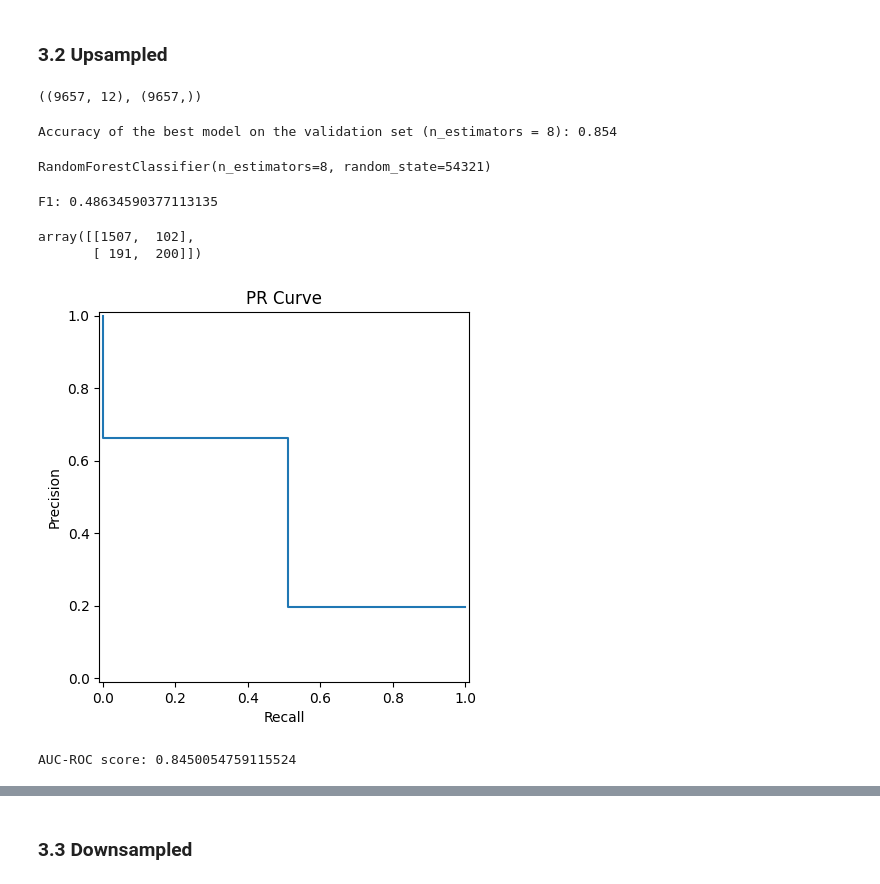
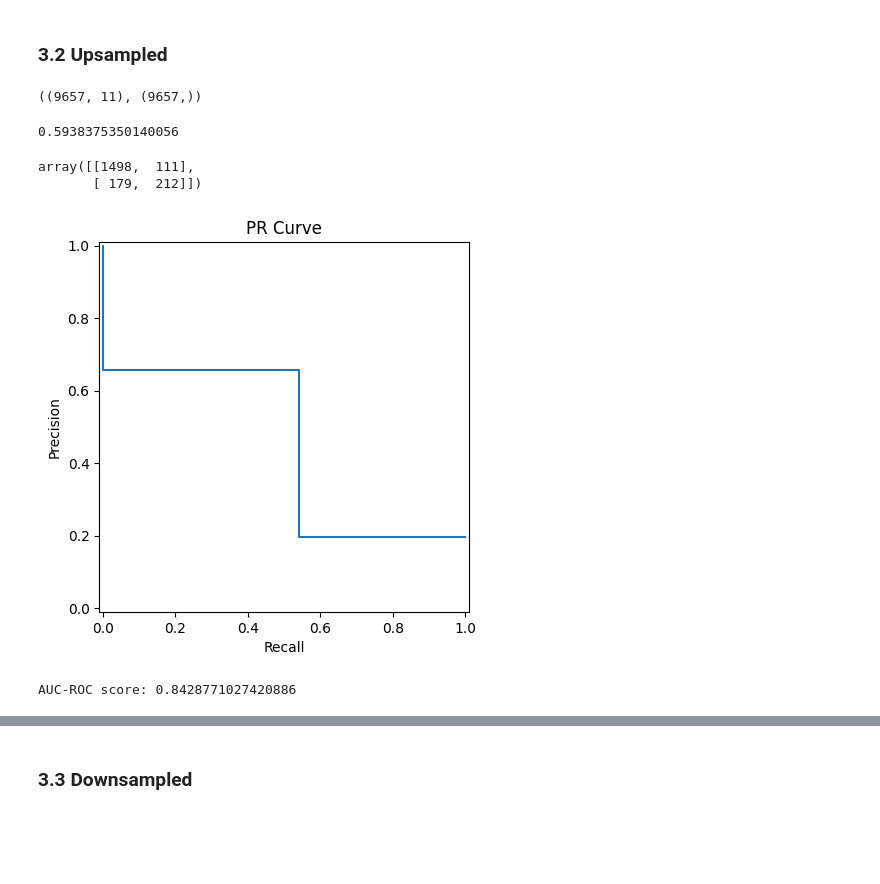
Before and after one commit to Vyncent-vdW/sprint_eight_supervised_learning, a Jupyter notebook: sprint_eight_supervised_learning_nb.ipynb, the cells around one changed output, grey strips where cells are left out. Cells and saved outputs as stored; diff of their text form; code cells hidden in the pictures; blank space fills up the shorter version.

```diff
--- a/sprint_eight_supervised_learning_nb.ipynb
+++ b/sprint_eight_supervised_learning_nb.ipynb
@@ -178,6 +176,6 @@ np.int64(0)
 df = pd.get_dummies(df, drop_first=True)
 df = df.rename(columns={'geography_Germany': 'germany',
                         'geography_Spain': 'spain',
-                        'gender_Male': 'male'})
+                        'gender_Male': 'sex'})
 df.head()
 # %% [output]
@@ -763,7 +889,7 @@ print(features_test.shape)
 # %%
-model = LogisticRegression(solver= 'liblinear', random_state= 12345)
-model.fit(features, target)
-predicted_valid = model.predict(features_valid)
+logreg_model = LogisticRegression(solver= 'liblinear', random_state= 12345)
+logreg_model.fit(features, target)
+predicted_valid = logreg_model.predict(features_valid)
 accuracy = accuracy_score(target_valid, predicted_valid)
 
 print(f'Accuracy: {accuracy}')
@@ -822,66 +948,46 @@ def upsample(features, target, repeat):
     features_upsampled = pd.concat([features_zeros] + [features_ones] * repeat)
     target_upsampled = pd.concat([target_zeros] + [target_ones] * repeat)
 
-    features_upsampled, target_upsampled = shuffle(
-        features_upsampled, target_upsampled, random_state=12345
-    )
+    features_upsampled, target_upsampled = shuffle(features_upsampled,
+                                                   target_upsampled,
+                                                   random_state=12345)
 
     return features_upsampled, target_upsampled
 
 
-features_upsampled, target_upsampled = upsample(
-    features_train, target_train, 4
-)
+features_upsampled, target_upsampled = upsample(features_train,
+                                                target_train,
+                                                4)
 
 features_upsampled.shape,target_upsampled.shape
 # %% [output]
-((9657, 12), (9657,))
+((9657, 11), (9657,))
-# %%
-model = RandomForestClassifier(n_estimators=180,
-                               random_state= 12345)
-best_score = 0
-best_est = 0
-for est in range(1, 10):
-    model = RandomForestClassifier(random_state=54321,
-                                   n_estimators=est)
-    model.fit(features_train,
-              target_train)
-    score = model.score(features_valid,
-                        target_valid)
-    if score > best_score:
-        best_score = score
-        best_est = est
-
-print("Accuracy of the best model on the validation set (n_estimators = {}): {}".format(best_est, best_score))
-
-final_model = RandomForestClassifier(random_state=54321,
-                                     n_estimators=best_est)
-final_model.fit(features_train,
-                target_train)
-# %% [output]
-Accuracy of the best model on the validation set (n_estimators = 8): 0.854
-RandomForestClassifier(n_estimators=8, random_state=54321)
-# %%
-print('F1:', f1_score(target_valid, predicted_valid))
-# %% [output]
-F1: 0.48634590377113135
+# %%
+ranfor_model = RandomForestClassifier(n_estimators= 120,
+                                      random_state= 12345)
+ranfor_model.fit(features_upsampled,
+                     target_upsampled)
+ranfor_predict = ranfor_model.predict(features_valid)
+f1_score(target_valid,ranfor_predict)
+# %% [output]
+0.5938375350140056
 # %%
-matrix = confusion_matrix(target_valid, predicted_valid)
+matrix = confusion_matrix(target_valid, ranfor_predict)
 matrix
 # %% [output]
-array([[1507,  102],
-       [ 191,  200]])
+array([[1498,  111],
+       [ 179,  212]])
 # %%
-precision, recall, _ = precision_recall_curve(target_valid, predicted_valid)
+precision, recall, _ = precision_recall_curve(target_valid, ranfor_predict)
 disp = PrecisionRecallDisplay(precision=precision, recall=recall)
 disp.plot()
 
 plt.title('PR Curve')
 plt.show()
 # %% [output]
-[figure, old version]
+[figure, new version]
 # %%
-probabilities_valid = model.predict_proba(features_valid)
+probabilities_valid = ranfor_model.predict_proba(features_valid)
 probabilities_one_valid = probabilities_valid[:, 1]
 
 fpr, tpr, thresholds = roc_curve(target_valid, probabilities_one_valid)
@@ -892,7 +998,7 @@ auc_roc = roc_auc_score(target_valid, probabilities_one_valid)
 
 print(f'AUC-ROC score: {auc_roc}')
 # %% [output]
-AUC-ROC score: 0.8450054759115524
+AUC-ROC score: 0.8428771027420886
 # %%
 plt.figure(figsize=(8, 6))
 plt.plot([0, 1], [0, 1], linestyle='--', label='Random Model')
```
Also changed, not shown: parts of 58 cells of this notebook.
